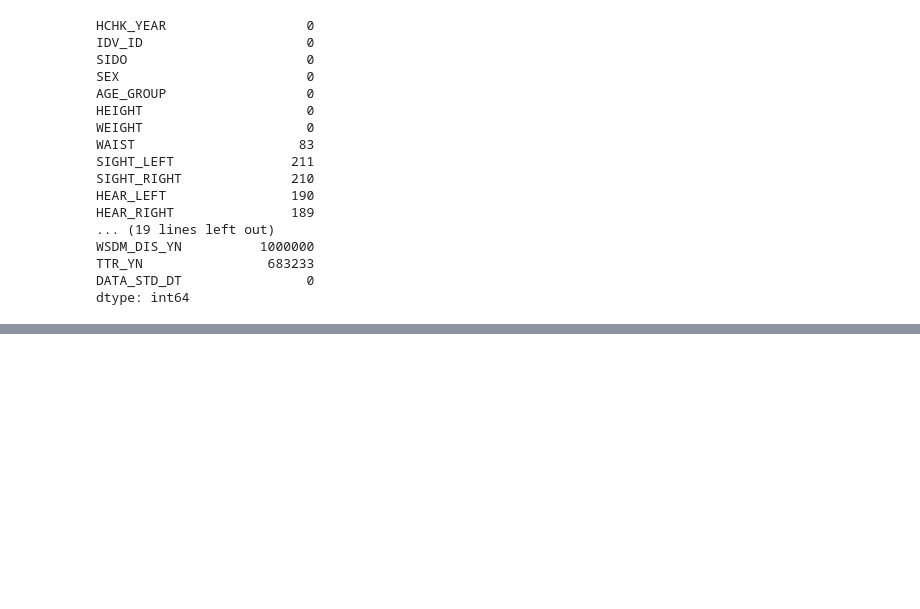
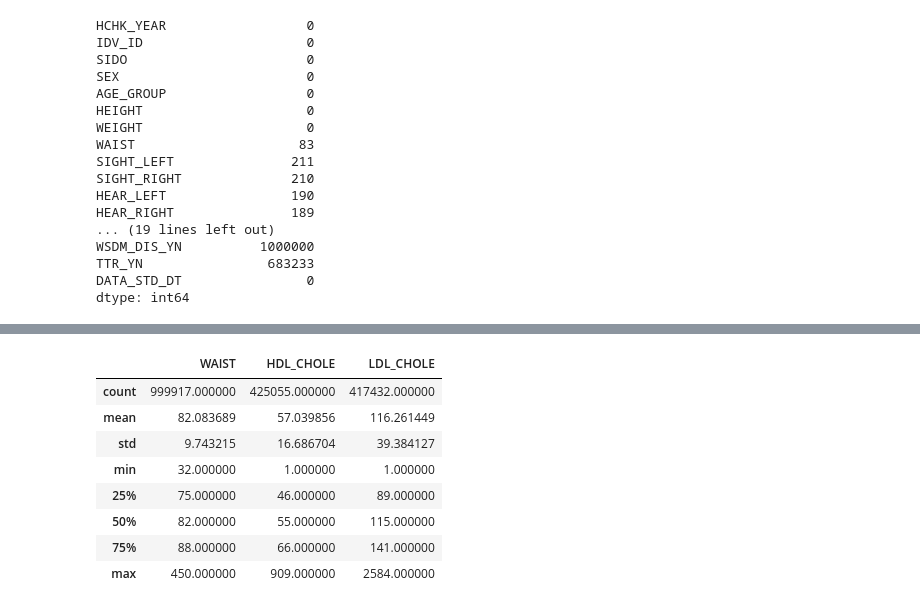
Before and after one commit to layla-focalors/AColab_Github_data_processing, a Jupyter notebook: HealthCare_Anayize.ipynb, the cells around one changed output, grey strips where cells are left out. Drawn from its saved outputs; the diff is of its cells as text; code cells hidden in the pictures; blank space fills up the shorter version.

```diff
--- a/HealthCare_Anayize.ipynb
+++ b/HealthCare_Anayize.ipynb
@@ -184,0 +199,13 @@ dtype: int64
+# %%
+df[['WAIST', 'HDL_CHOLE', 'LDL_CHOLE']].describe()
+# 특정 열에 대해 요약된 통계정보
+# %% [output]
+|  | WAIST | HDL_CHOLE | LDL_CHOLE |
+| count | 999917.000000 | 425055.000000 | 417432.000000 |
+| mean | 82.083689 | 57.039856 | 116.261449 |
+| std | 9.743215 | 16.686704 | 39.384127 |
+| min | 32.000000 | 1.000000 | 1.000000 |
+| 25% | 75.000000 | 46.000000 | 89.000000 |
+| 50% | 82.000000 | 55.000000 | 115.000000 |
+| 75% | 88.000000 | 66.000000 | 141.000000 |
+| max | 450.000000 | 909.000000 | 2584.000000 |
```
Also changed, not shown: parts of 16 cells of this notebook.
